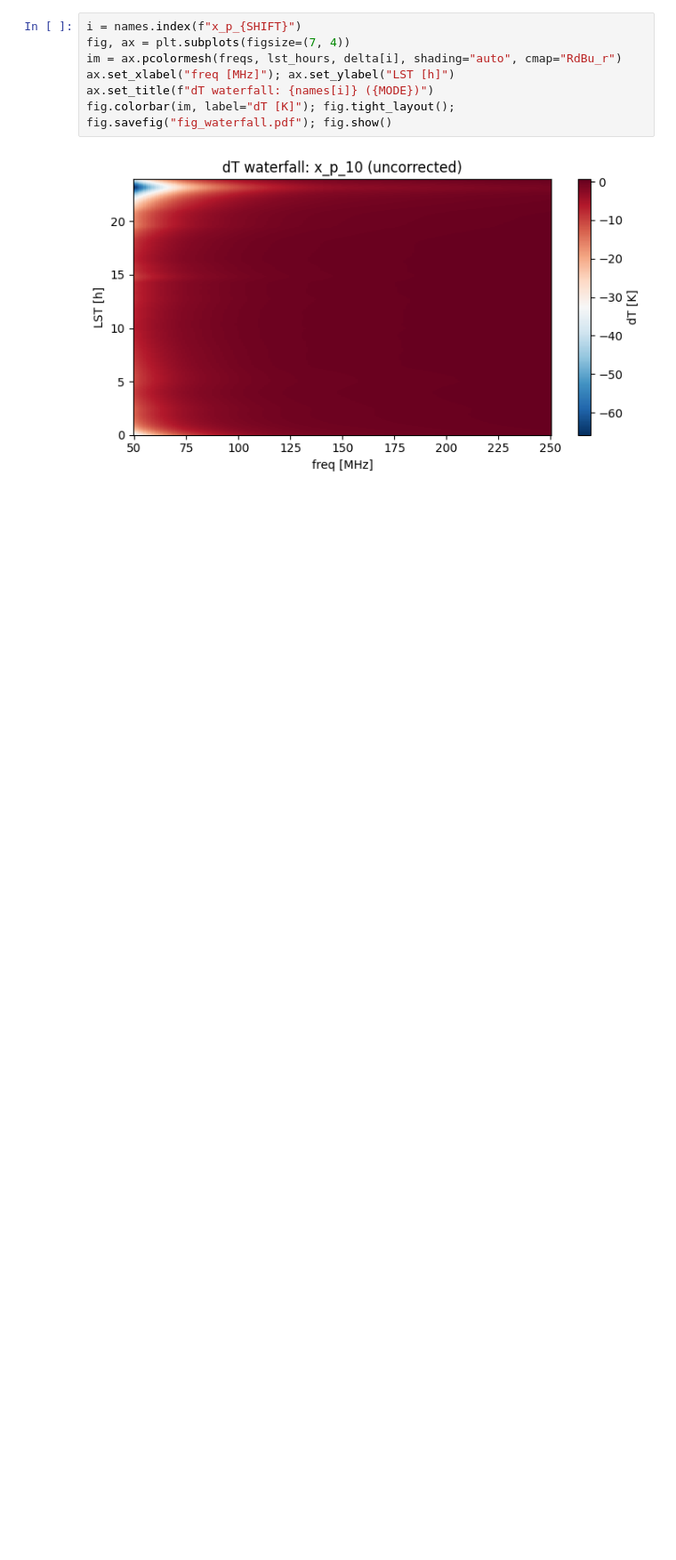
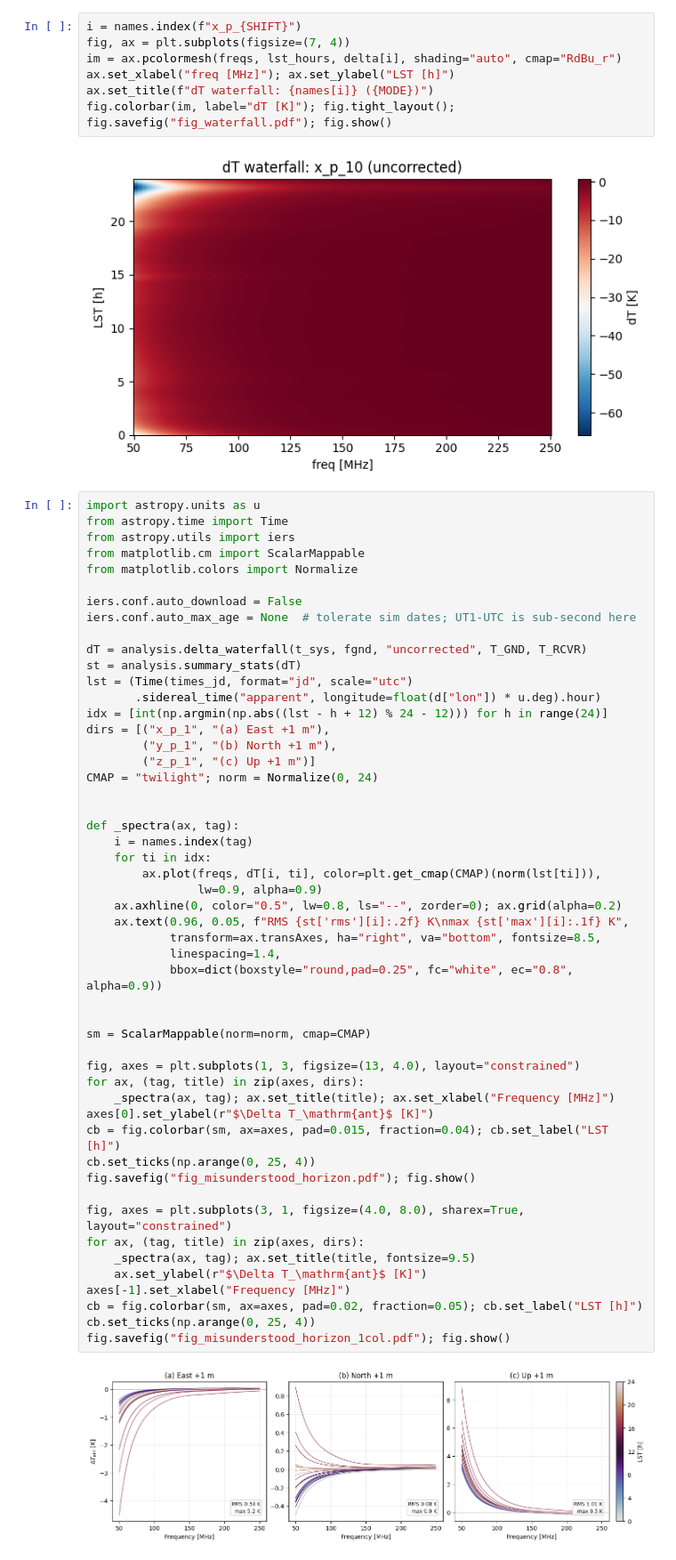
Before and after one commit to christianhbye/eigsep_mock_analysis, a Jupyter notebook: horizon_position/notebooks/horizon_position.ipynb, the cells around one changed output. Shown at 89% size. Drawn from its saved outputs; the diff is of its cells as text; blank space fills up the shorter version.

```diff
--- a/horizon_position/notebooks/horizon_position.ipynb
+++ b/horizon_position/notebooks/horizon_position.ipynb
@@ -86,3 +86,56 @@ ax.set_title(f"dT waterfall: {names[i]} ({MODE})")
 fig.colorbar(im, label="dT [K]"); fig.tight_layout(); fig.savefig("fig_waterfall.pdf"); fig.show()
 # %% [output]
 [figure]
+# %%
+import astropy.units as u
+from astropy.time import Time
+from astropy.utils import iers
+from matplotlib.cm import ScalarMappable
+from matplotlib.colors import Normalize
+
+iers.conf.auto_download = False
+iers.conf.auto_max_age = None  # tolerate sim dates; UT1-UTC is sub-second here
+
+dT = analysis.delta_waterfall(t_sys, fgnd, "uncorrected", T_GND, T_RCVR)
+st = analysis.summary_stats(dT)
+lst = (Time(times_jd, format="jd", scale="utc")
+       .sidereal_time("apparent", longitude=float(d["lon"]) * u.deg).hour)
+idx = [int(np.argmin(np.abs((lst - h + 12) % 24 - 12))) for h in range(24)]
+dirs = [("x_p_1", "(a) East +1 m"),
+        ("y_p_1", "(b) North +1 m"),
+        ("z_p_1", "(c) Up +1 m")]
+CMAP = "twilight"; norm = Normalize(0, 24)
+
+
+def _spectra(ax, tag):
+    i = names.index(tag)
+    for ti in idx:
+        ax.plot(freqs, dT[i, ti], color=plt.get_cmap(CMAP)(norm(lst[ti])),
+                lw=0.9, alpha=0.9)
+    ax.axhline(0, color="0.5", lw=0.8, ls="--", zorder=0); ax.grid(alpha=0.2)
+    ax.text(0.96, 0.05, f"RMS {st['rms'][i]:.2f} K\nmax {st['max'][i]:.1f} K",
+            transform=ax.transAxes, ha="right", va="bottom", fontsize=8.5,
+            linespacing=1.4,
+            bbox=dict(boxstyle="round,pad=0.25", fc="white", ec="0.8", alpha=0.9))
+
+
+sm = ScalarMappable(norm=norm, cmap=CMAP)
+
+fig, axes = plt.subplots(1, 3, figsize=(13, 4.0), layout="constrained")
+for ax, (tag, title) in zip(axes, dirs):
+    _spectra(ax, tag); ax.set_title(title); ax.set_xlabel("Frequency [MHz]")
+axes[0].set_ylabel(r"$\Delta T_\mathrm{ant}$ [K]")
+cb = fig.colorbar(sm, ax=axes, pad=0.015, fraction=0.04); cb.set_label("LST [h]")
+cb.set_ticks(np.arange(0, 25, 4))
+fig.savefig("fig_misunderstood_horizon.pdf"); fig.show()
+
+fig, axes = plt.subplots(3, 1, figsize=(4.0, 8.0), sharex=True, layout="constrained")
+for ax, (tag, title) in zip(axes, dirs):
+    _spectra(ax, tag); ax.set_title(title, fontsize=9.5)
+    ax.set_ylabel(r"$\Delta T_\mathrm{ant}$ [K]")
+axes[-1].set_xlabel("Frequency [MHz]")
+cb = fig.colorbar(sm, ax=axes, pad=0.02, fraction=0.05); cb.set_label("LST [h]")
+cb.set_ticks(np.arange(0, 25, 4))
+fig.savefig("fig_misunderstood_horizon_1col.pdf"); fig.show()
+# %% [output]
+[figure, added]
```
Also changed, not shown: parts of 1 cell of this notebook, 2 other files.
